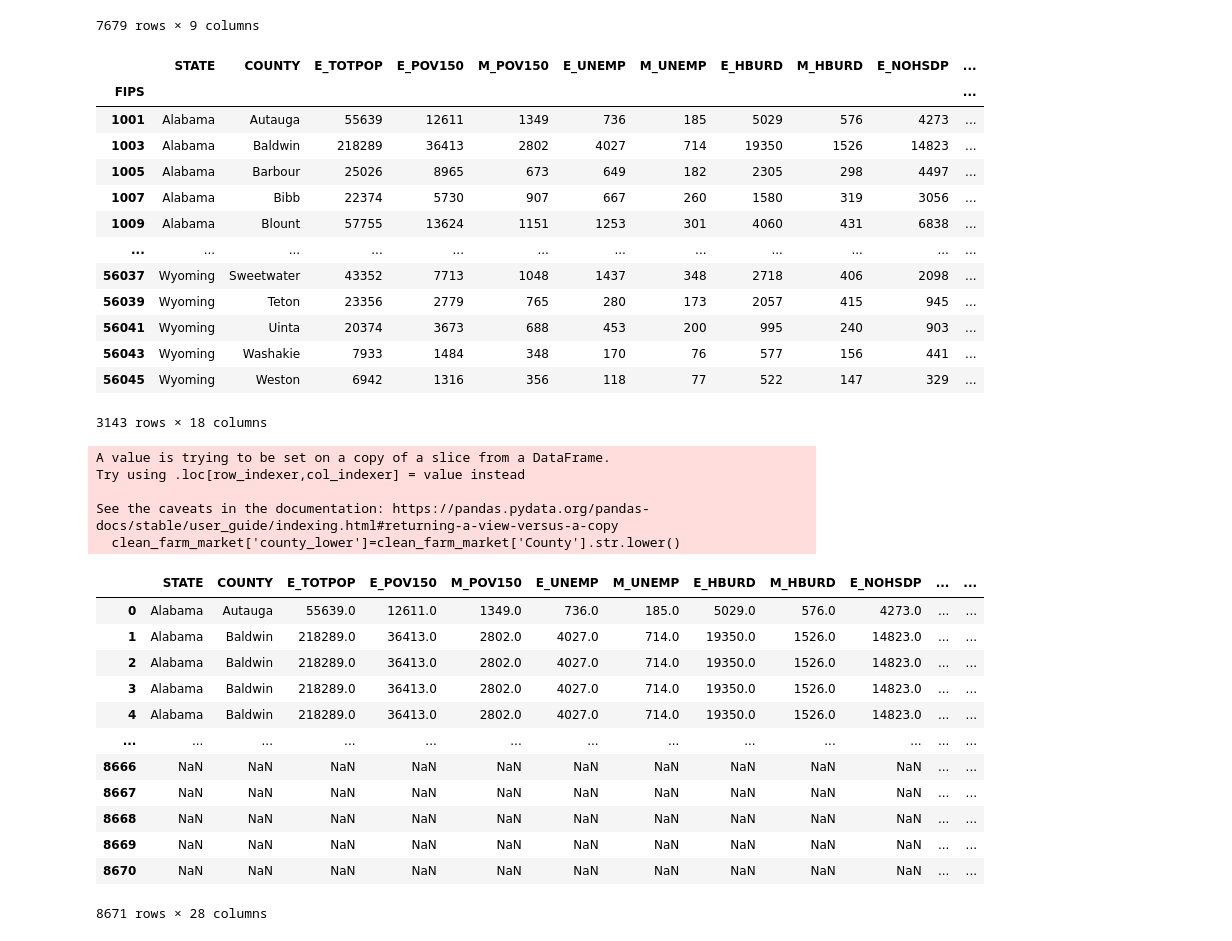
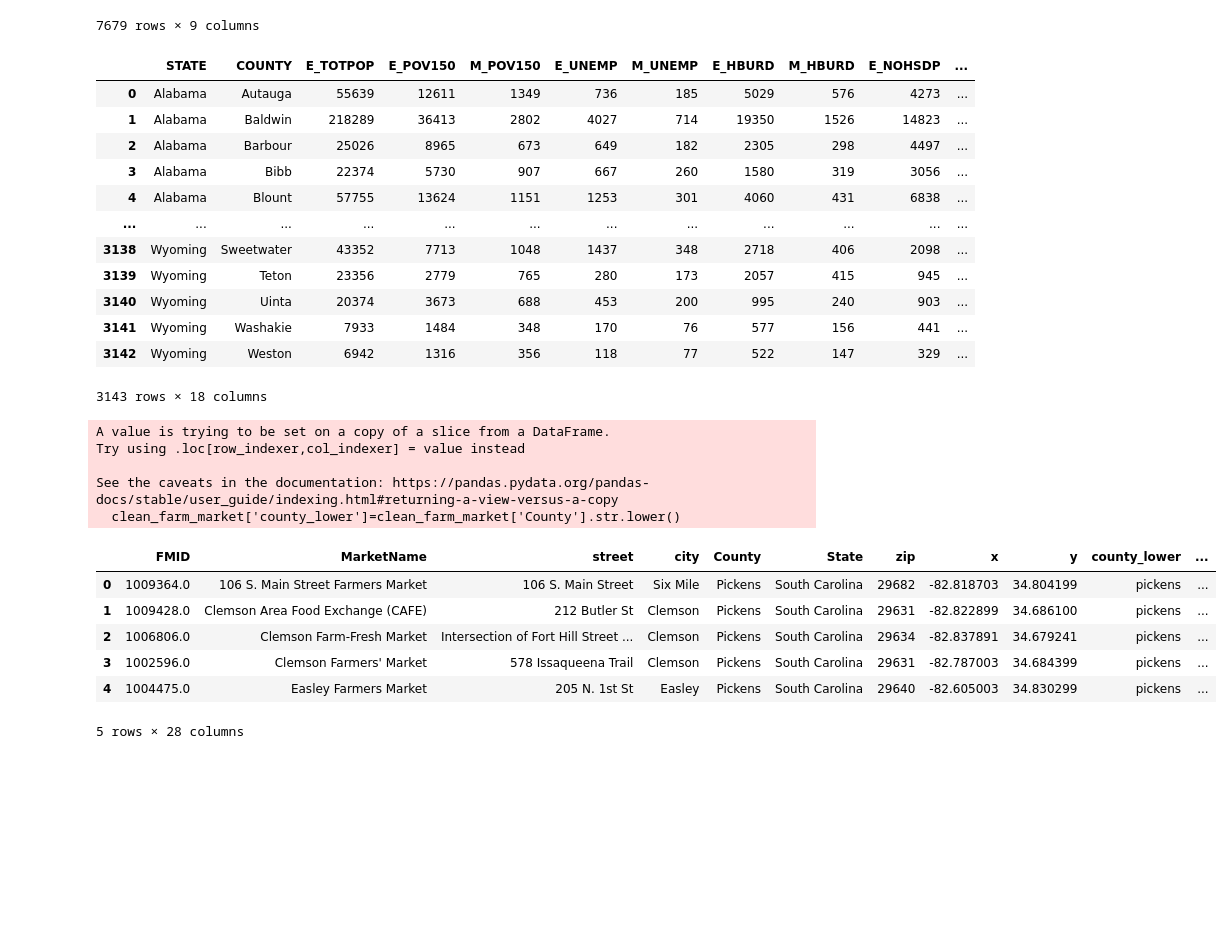
Before and after one commit to CantStopWontStop/farmers_market, a Jupyter notebook: farmers_market.ipynb, the cells around one changed output. Saved outputs shown, nothing was run; the diff lists cells and outputs as text; code cells hidden in the pictures; blank space fills up the shorter version.

Commit message:
data cleaning

```diff
--- a/farmers_market.ipynb
+++ b/farmers_market.ipynb
@@ -42,5 +42,5 @@ svi_county
 | 3142 | 56 | Wyoming | WY | 56045 | Weston | 56045 | Weston County, Wyoming | 2398.003892 | 6942 | 0 | ... |
 3143 rows × 158 columns
 # %%
-svi_county.set_index('FIPS',drop=True, inplace=True)
-svi_county
+# svi_county.set_index('FIPS',drop=True, inplace=True)
+# svi_county
@@ -106,16 +90,39 @@ clean_svicounty_df=svicounty_df.dropna()
 clean_svicounty_df
 # %% [output]
 |  | STATE | COUNTY | E_TOTPOP | E_POV150 | M_POV150 | E_UNEMP | M_UNEMP | E_HBURD | M_HBURD | E_NOHSDP | ... |
-| FIPS |  |  |  |  |  |  |  |  |  |  | ... |
-| 1001 | Alabama | Autauga | 55639 | 12611 | 1349 | 736 | 185 | 5029 | 576 | 4273 | ... |
-| 1003 | Alabama | Baldwin | 218289 | 36413 | 2802 | 4027 | 714 | 19350 | 1526 | 14823 | ... |
-| 1005 | Alabama | Barbour | 25026 | 8965 | 673 | 649 | 182 | 2305 | 298 | 4497 | ... |
-| 1007 | Alabama | Bibb | 22374 | 5730 | 907 | 667 | 260 | 1580 | 319 | 3056 | ... |
-| 1009 | Alabama | Blount | 57755 | 13624 | 1151 | 1253 | 301 | 4060 | 431 | 6838 | ... |
+| 0 | Alabama | Autauga | 55639 | 12611 | 1349 | 736 | 185 | 5029 | 576 | 4273 | ... |
+| 1 | Alabama | Baldwin | 218289 | 36413 | 2802 | 4027 | 714 | 19350 | 1526 | 14823 | ... |
+| 2 | Alabama | Barbour | 25026 | 8965 | 673 | 649 | 182 | 2305 | 298 | 4497 | ... |
+| 3 | Alabama | Bibb | 22374 | 5730 | 907 | 667 | 260 | 1580 | 319 | 3056 | ... |
+| 4 | Alabama | Blount | 57755 | 13624 | 1151 | 1253 | 301 | 4060 | 431 | 6838 | ... |
 | ... | ... | ... | ... | ... | ... | ... | ... | ... | ... | ... | ... |
-| 56037 | Wyoming | Sweetwater | 43352 | 7713 | 1048 | 1437 | 348 | 2718 | 406 | 2098 | ... |
-| 56039 | Wyoming | Teton | 23356 | 2779 | 765 | 280 | 173 | 2057 | 415 | 945 | ... |
-| 56041 | Wyoming | Uinta | 20374 | 3673 | 688 | 453 | 200 | 995 | 240 | 903 | ... |
-| 56043 | Wyoming | Washakie | 7933 | 1484 | 348 | 170 | 76 | 577 | 156 | 441 | ... |
-| 56045 | Wyoming | Weston | 6942 | 1316 | 356 | 118 | 77 | 522 | 147 | 329 | ... |
+| 3138 | Wyoming | Sweetwater | 43352 | 7713 | 1048 | 1437 | 348 | 2718 | 406 | 2098 | ... |
+| 3139 | Wyoming | Teton | 23356 | 2779 | 765 | 280 | 173 | 2057 | 415 | 945 | ... |
+| 3140 | Wyoming | Uinta | 20374 | 3673 | 688 | 453 | 200 | 995 | 240 | 903 | ... |
+| 3141 | Wyoming | Washakie | 7933 | 1484 | 348 | 170 | 76 | 577 | 156 | 441 | ... |
+| 3142 | Wyoming | Weston | 6942 | 1316 | 356 | 118 | 77 | 522 | 147 | 329 | ... |
 3143 rows × 18 columns
+# %%
+clean_farm_market.loc[(clean_farm_market['County'] == 'Deklab') & (clean_farm_market['State'] == 'Alabama'), 'County'] = 'Dekalb'
+clean_farm_market.loc[(clean_farm_market['County'] == 'Valdex Cordova') & (clean_farm_market['State'] == 'Alaska'), 'County'] = 'Chugach'
+clean_farm_market.loc[(clean_farm_market['County'] == 'Valdez-Cordova') & (clean_farm_market['State'] == 'Alaska'), 'County'] = 'Chugach'
+clean_farm_market.loc[(clean_farm_market['County'] == 'Juneau') & (clean_farm_market['State'] == 'Alaska'), 'County'] = 'Juneau City and Borough'
+clean_farm_market.loc[(clean_farm_market['County'] == 'Wrangell-Petersburg') & (clean_farm_market['State'] == 'Alaska'), 'County'] = 'Petersburg'
+clean_farm_market.loc[(clean_farm_market['County'] == 'Sitka') & (clean_farm_market['State'] == 'Alaska'), 'County'] = 'Sitka City and Borough'
+clean_farm_market.loc[(clean_farm_market['County'] == 'Shasta') & (clean_farm_market['State'] == 'Arkansas'), 'County'] = 'Benton'
+clean_farm_market.loc[(clean_farm_market['County'] == 'St. Anislaus') & (clean_farm_market['State'] == 'California'), 'County'] = 'Stanislaus'
+clean_farm_market.loc[(clean_farm_market['County'] == 'Coweta ') & (clean_farm_market['State'] == 'Georgia'), 'County'] = 'Coweta'
+clean_farm_market.loc[(clean_farm_market['County'] == 'Dade') & (clean_farm_market['State'] == 'Florida'), 'County'] = 'Miami-Dade'
+clean_farm_market.loc[(clean_farm_market['County'] == 'Anderson') & (clean_farm_market['State'] == 'Indiana'), 'County'] = 'Madison'
+clean_farm_market.loc[(clean_farm_market['County'] == 'La Porte') & (clean_farm_market['State'] == 'Indiana'), 'County'] = 'LaPorte'
+clean_farm_market.loc[(clean_farm_market['County'] == 'Placer') & (clean_farm_market['State'] == 'Indiana'), 'County'] = 'Dekalb'
+clean_farm_market.loc[(clean_farm_market['County'] == 'La Salle') & ((clean_farm_market['State'] == 'Louisiana') | (clean_farm_market['State'] == 'Illinois')), 'County'] = 'LaSalle'
+clean_farm_market.loc[(clean_farm_market['County'] == 'Anderoscoggin') & (clean_farm_market['State'] == 'Maine'), 'County'] = 'Androscoggin'
+clean_farm_market.loc[(clean_farm_market['County'] == 'Burlington ') & (clean_farm_market['State'] == 'New Jersey'), 'County'] = 'Burlington'
+clean_farm_market.loc[(clean_farm_market['County'] == 'Dona Ana') & (clean_farm_market['State'] == 'New Mexico'), 'County'] = 'Doña Ana'
+clean_farm_market.loc[(clean_farm_market['County'] == 'Miama ') & (clean_farm_market['State'] == 'Ohio'), 'County'] = 'Miami'
+clean_farm_market.loc[(clean_farm_market['County'] == 'Northhampton') & (clean_farm_market['State'] == 'Pennsylvania'), 'County'] = 'Northampton'
+clean_farm_market.loc[(clean_farm_market['County'] == 'Shannon') & (clean_farm_market['State'] == 'South Dakota'), 'County'] = 'Oglala Lakota'
+clean_farm_market.loc[(clean_farm_market['County'] == 'Carrollton') & (clean_farm_market['State'] == 'Texas'), 'County'] = 'Dallas'
+clean_farm_market.loc[(clean_farm_market['County'] == 'EL Paso') & (clean_farm_market['State'] == 'Texas'), 'County'] = 'El Paso'
+clean_farm_market.loc[(clean_farm_market['County'] == 'Harris ') & (clean_farm_market['State'] == 'Texas'), 'County'] = 'Harris'
@@ -129,20 +194,13 @@ Try using .loc[row_indexer,col_indexer] = value instead
 See the caveats in the documentation: https://pandas.pydata.org/pandas-docs/stable/user_guide/indexing.html#returning-a-view-versus-a-copy
   clean_farm_market['county_lower']=clean_farm_market['County'].str.lower()
 # %%
-#created clean_svicounty_dff and created merge
-clean_svicounty_dff = pd.merge(clean_svicounty_df, clean_farm_market, how="outer", left_on=['county_lower','STATE'], right_on=['county_lower','State'])
-clean_svicounty_dff
+clean_svicounty_dff = pd.merge(clean_farm_market, clean_svicounty_df, how="outer", right_on=['county_lower','STATE'], left_on=['county_lower','State'])
+clean_svicounty_dff.head()
 # %% [output]
-|  | STATE | COUNTY | E_TOTPOP | E_POV150 | M_POV150 | E_UNEMP | M_UNEMP | E_HBURD | M_HBURD | E_NOHSDP | ... | ... |
-| 0 | Alabama | Autauga | 55639.0 | 12611.0 | 1349.0 | 736.0 | 185.0 | 5029.0 | 576.0 | 4273.0 | ... | ... |
-| 1 | Alabama | Baldwin | 218289.0 | 36413.0 | 2802.0 | 4027.0 | 714.0 | 19350.0 | 1526.0 | 14823.0 | ... | ... |
-| 2 | Alabama | Baldwin | 218289.0 | 36413.0 | 2802.0 | 4027.0 | 714.0 | 19350.0 | 1526.0 | 14823.0 | ... | ... |
-| 3 | Alabama | Baldwin | 218289.0 | 36413.0 | 2802.0 | 4027.0 | 714.0 | 19350.0 | 1526.0 | 14823.0 | ... | ... |
-| 4 | Alabama | Baldwin | 218289.0 | 36413.0 | 2802.0 | 4027.0 | 714.0 | 19350.0 | 1526.0 | 14823.0 | ... | ... |
-| ... | ... | ... | ... | ... | ... | ... | ... | ... | ... | ... | ... | ... |
-| 8666 | NaN | NaN | NaN | NaN | NaN | NaN | NaN | NaN | NaN | NaN | ... | ... |
-| 8667 | NaN | NaN | NaN | NaN | NaN | NaN | NaN | NaN | NaN | NaN | ... | ... |
-| 8668 | NaN | NaN | NaN | NaN | NaN | NaN | NaN | NaN | NaN | NaN | ... | ... |
-| 8669 | NaN | NaN | NaN | NaN | NaN | NaN | NaN | NaN | NaN | NaN | ... | ... |
-| 8670 | NaN | NaN | NaN | NaN | NaN | NaN | NaN | NaN | NaN | NaN | ... | ... |
+|  | FMID | MarketName | street | city | County | State | zip | x | y | county_lower | ... |
+| 0 | 1009364.0 | 106 S. Main Street Farmers Market | 106 S. Main Street | Six Mile | Pickens | South Carolina | 29682 | -82.818703 | 34.804199 | pickens | ... |
+| 1 | 1009428.0 | Clemson Area Food Exchange (CAFE) | 212 Butler St | Clemson | Pickens | South Carolina | 29631 | -82.822899 | 34.686100 | pickens | ... |
+| 2 | 1006806.0 | Clemson Farm-Fresh Market | Intersection of Fort Hill Street ... | Clemson | Pickens | South Carolina | 29634 | -82.837891 | 34.679241 | pickens | ... |
+| 3 | 1002596.0 | Clemson Farmers' Market | 578 Issaqueena Trail | Clemson | Pickens | South Carolina | 29631 | -82.787003 | 34.684399 | pickens | ... |
+| 4 | 1004475.0 | Easley Farmers Market | 205 N. 1st St | Easley | Pickens | South Carolina | 29640 | -82.605003 | 34.830299 | pickens | ... |
-8671 rows × 28 columns
+5 rows × 28 columns
```
Also changed, not shown: parts of 8 cells of this notebook, 4 other files.
